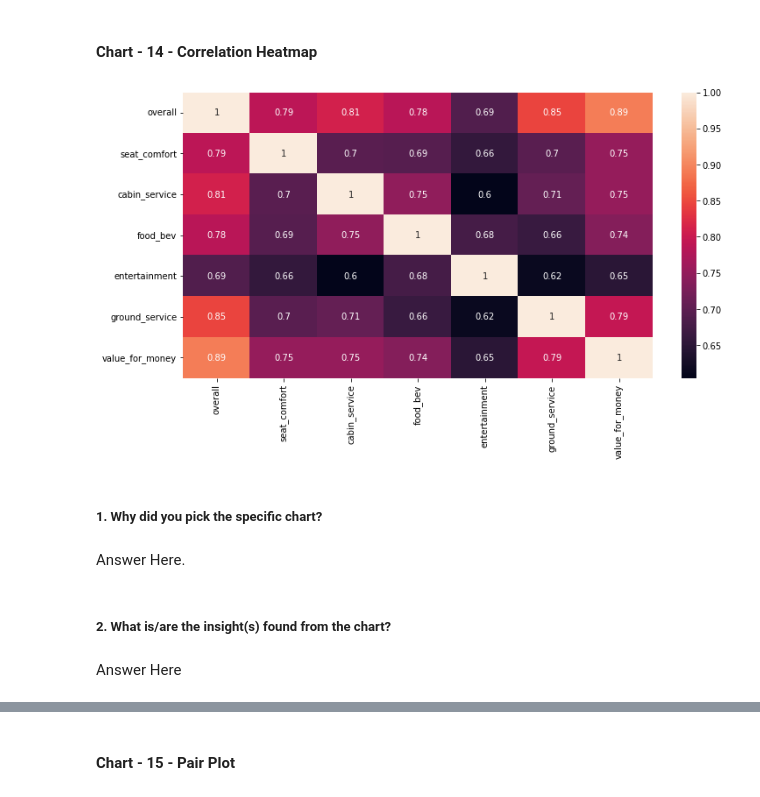
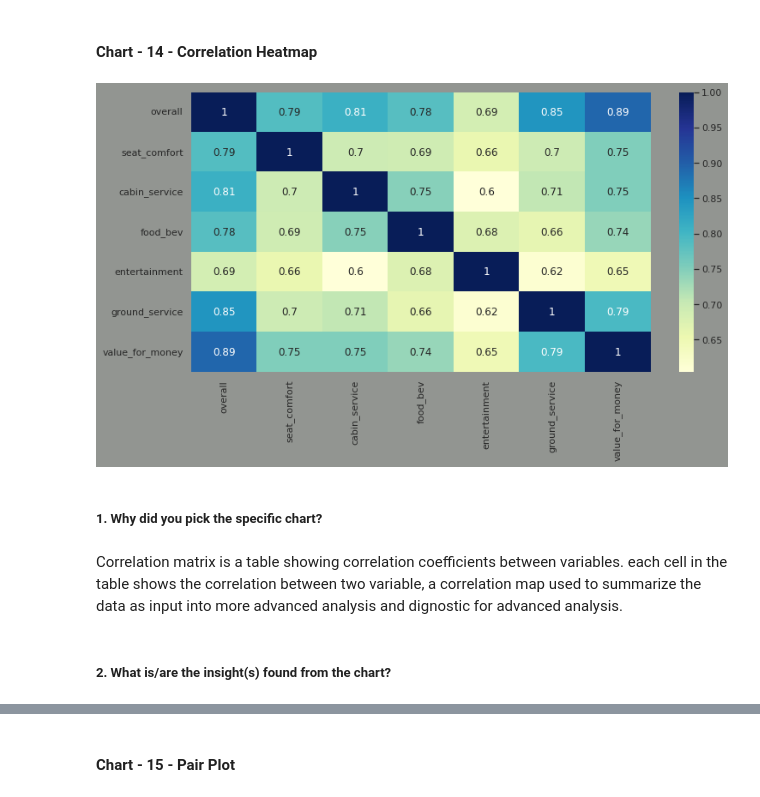
Before and after one commit to meenubenny/Airline_Passenger_Referral_Prediction, a Jupyter notebook: MeenuBenny_Airline_Passenger_Referral_Prediction_capston_project.ipynb, the cells around one changed output, grey strips where cells are left out. Drawn from its saved outputs; the diff is of its cells as text; code cells hidden in the pictures.

```diff
--- a/MeenuBenny_Airline_Passenger_Referral_Prediction_capston_project.ipynb
+++ b/MeenuBenny_Airline_Passenger_Referral_Prediction_capston_project.ipynb
@@ -344,6 +355,9 @@ ground_service     24014
 value_for_money     1856
 recommended         1422
 dtype: int64
+# %%
+#Droping rows with null values in entire row
+df.dropna(how='all',inplace=True)
 # %%
 df
 # %% [output]
@@ -533,0 +594,7 @@ plt.show()
+# %%
+# Chart - 6 visualization code
+# Visulization to check recommendtion pattern in traveller_types
+sns.set(style="darkgrid")
+plt.figure(figsize=(12,8))
+sns.countplot(df['traveller_type'],hue='recommended',data=df)
+plt.show()
@@ -619,0 +678,7 @@ for i in a:
+# %%
+# Chart - 9 visualization code
+# Top airlines which lead in food_bev segment
+plt.rcParams['figure.figsize'] = (12, 7)
+df.groupby(['airline'])['food_bev'].mean().sort_values(ascending=False).head(10).plot.bar(color = ['black','brown','red','orange','yellow','green','blue','violet','grey','indigo'])
+plt.ylabel('Food_bev rating')
+plt.show()
@@ -703,17 +805,15 @@ Answer Here
 # %%
 # Get correlation mtarix on different rating features
 cor_matrix =abs(df.drop('travel_month',axis=1).corr())
 # Correlation Heatmap visualization code
-plt.figure(figsize=(12,6))
-sns.heatmap(cor_matrix,annot = True)
+plt.figure(figsize=(12,6),edgecolor='k',facecolor='xkcd:grey')
+sns.heatmap(cor_matrix,annot = True, cmap='YlGnBu',)
 plt.show()
 # %% [output]
-[figure, old version]
+[figure, new version]
 # %% [markdown]
 ##### 1. Why did you pick the specific chart?
-# %% [markdown]
-Answer Here.
+# %% [markdown]
+Correlation matrix is a table showing correlation coefficients between variables. each cell in the table shows the correlation between two variable, a correlation map used to summarize the data as input into more advanced analysis and dignostic for advanced analysis.
 # %% [markdown]
 ##### 2. What is/are the insight(s) found from the chart?
-# %% [markdown]
-Answer Here
```
Also changed, not shown: parts of 107 cells of this notebook.
